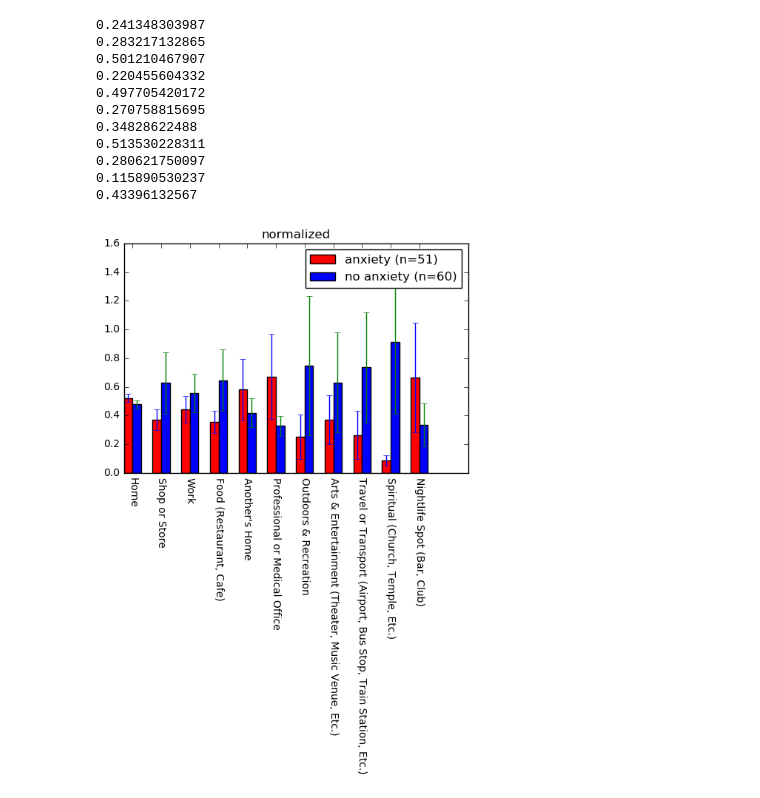
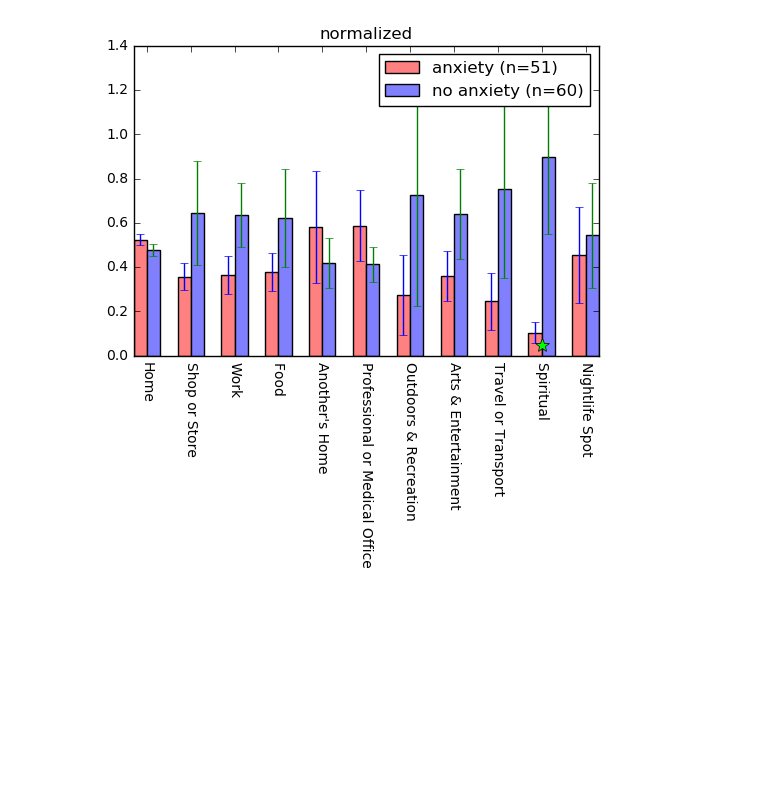
Before and after one commit to sosata/CS120DataAnalysis, a Jupyter notebook: SemanticLocation/show_locations.ipynb, the cells around one changed output. Saved outputs shown, nothing was run; the diff lists cells and outputs as text; code cells hidden in the pictures; blank space fills up the shorter version.

```diff
--- a/SemanticLocation/show_locations.ipynb
+++ b/SemanticLocation/show_locations.ipynb
@@ -1,3 +1,11 @@
+# %%
+def remove_parentheses(ss):
+    ss = np.array(ss)
+    for i in range(ss.size):
+        s = ss[i].split('(')
+        s = s[0]
+        ss[i] = s
+    return ss
 # %%
 # Visualizes the location visit durations across different demographic (e.g., emplotyment) and mental health (e.g. depression)
 # groups
@@ -52,10 +60,12 @@ for filename in files:
         data.loc[ind_subject, location_top] = 0
         dur_all = 0
         for (i,loc) in enumerate(target['location']):
-            if not np.isnan(feature['duration'][i]):
+            if not np.isnan(feature['n gps'][i]):
                 if loc in location_top:
-                    data.loc[ind_subject, loc] += feature['duration'][i]
-                dur_all += feature['duration'][i]
+                    data.loc[ind_subject, loc] += feature['n gps'][i]
+                dur_all += feature['n gps'][i]
+            else:
+                print 'warning: n gps was nan'
 
         # normalize
         data.loc[ind_subject, location_top] /= dur_all
@@ -178,32 +187,20 @@ plt.title('non-normalized')
 # %%
 # same but normalized
 
-plt.bar(np.arange(mean_anx.size), np.divide(mean_anx,mean_anx+mean_noanx), yerr=np.divide(ci_anx,mean_anx+mean_noanx), width=.3, color=(1,0,0))
-plt.bar(np.arange(mean_noanx.size)+.3, np.divide(mean_noanx,mean_anx+mean_noanx), yerr=np.divide(ci_noanx,mean_anx+mean_noanx), width=.3, color=(0,0,1))
-plt.xticks(np.arange(mean_anx.size)+.3, data_anx.columns, rotation=270)
+plt.bar(np.arange(mean_anx.size), np.divide(mean_anx,mean_anx+mean_noanx), yerr=np.divide(ci_anx,mean_anx+mean_noanx), width=.3, color=(1,0.5,0.5))
+plt.bar(np.arange(mean_noanx.size)+.3, np.divide(mean_noanx,mean_anx+mean_noanx), yerr=np.divide(ci_noanx,mean_anx+mean_noanx), width=.3, color=(0.5,0.5,1))
+plt.xticks(np.arange(mean_anx.size)+.3, remove_parentheses(data_anx.columns), rotation=270)
 plt.legend(['anxiety (n={})'.format(data_anx.shape[0]),'no anxiety (n={})'.format(data_noanx.shape[0])])
 plt.title('normalized')
 
 # ttest
 for (i,loc) in enumerate(location_top):
     _,p = ttest_ind(data_anx.loc[np.logical_not(np.isnan(data_anx.loc[:,loc])),loc], \
                     data_noanx.loc[np.logical_not(np.isnan(data_noanx.loc[:,loc])),loc], equal_var=False)
-    print p
     if p<.05:
         plt.plot(i+.3, 0.05, '*', markersize=10, color=(0,1,0))
 # %% [output]
-0.241348303987
-0.283217132865
-0.501210467907
-0.220455604332
-0.497705420172
-0.270758815695
-0.34828622488
-0.513530228311
-0.280621750097
-0.115890530237
-0.43396132567
-[figure, old version]
+[figure, new version]
 # %%
 # gender
 
```
Also changed, not shown: parts of 9 cells of this notebook, 14 other files.
